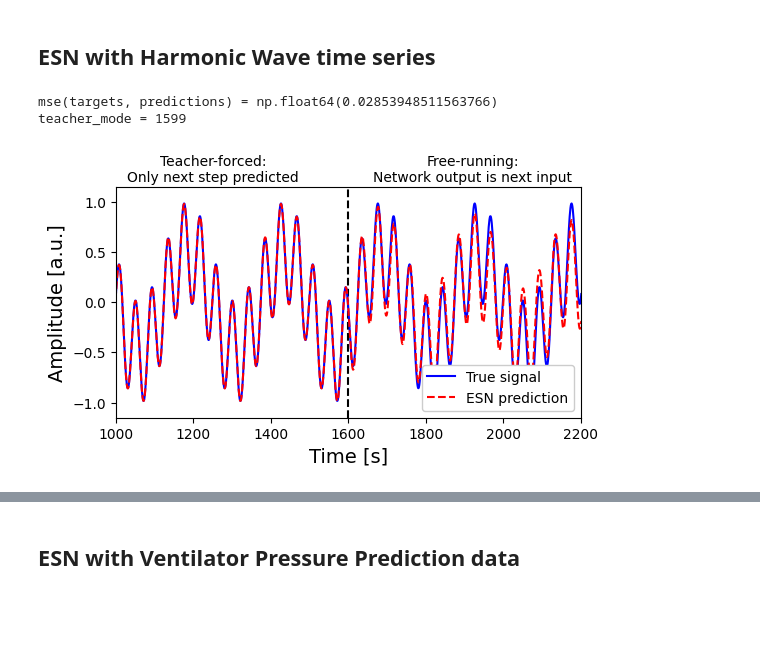
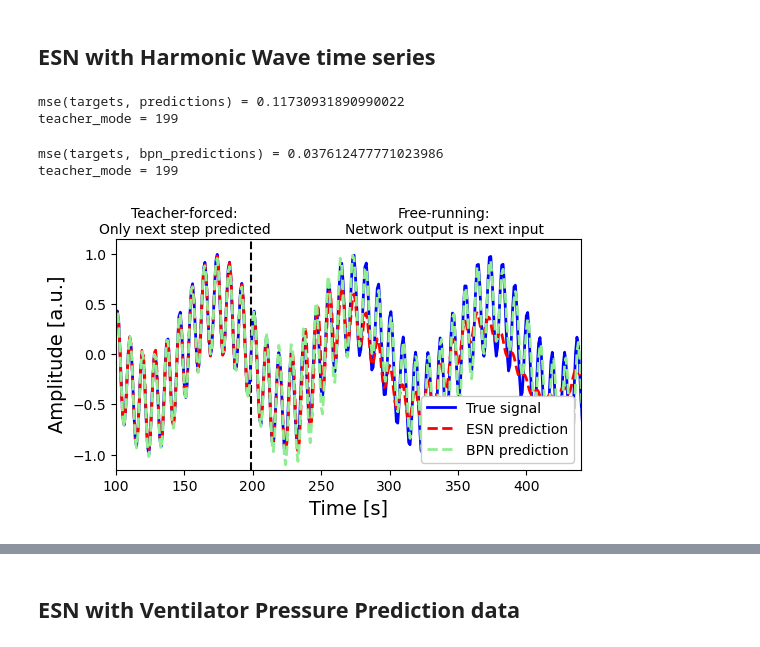
Before and after one commit to TMKamsma/Pyontronics, a Jupyter notebook: demo.ipynb, the cells around one changed output, grey strips where cells are left out. Saved outputs shown, nothing was run; the diff lists cells and outputs as text; code cells hidden in the pictures; blank space fills up the shorter version.

Commit message:
add band pass network functionality

```diff
--- a/demo.ipynb
+++ b/demo.ipynb
@@ -171,11 +203,11 @@ targets = data[1:].reshape(-1, 1)
 # Initialize and train ESN
 esn = EchoStateNetwork(
     input_dim=1,
-    reservoir_size=20,
+    reservoir_size=15,
     output_dim=1,
     leaking_rate=0.9,
     step_size=dt_harmonic,
-    time_scale=0.5,
+    time_scale=2,
     spectral_radius=0.8,
     sparsity=0.75,
     input_scaling=0.5,
@@ -188,7 +220,7 @@ esn = EchoStateNetwork(
 esn.fit(inputs, targets)
 
 # Generate predictions
-teacher_ratio=0.4
+teacher_ratio=0.25
 predictions = esn.predict(inputs, teacher_ratio=teacher_ratio)
 
 # Calculate prediction error after network settled from np.zeroes initialization
@@ -197,26 +229,61 @@ print(f"{mse(targets, predictions) = }")
 teacher_mode = int(len(targets)*teacher_ratio)
 print(f"{teacher_mode = }")
 # %% [output]
-mse(targets, predictions) = np.float64(0.02853948511563766)
-teacher_mode = 1599
+mse(targets, predictions) = 0.11730931890990022
+teacher_mode = 199
+# %%
+# Initialize and train ESN
+bpn = BandPassNetwork(
+    input_dim=1,
+    reservoir_size=15,
+    output_dim=1,
+    leaking_rate=0.9,
+    step_size=dt_harmonic,
+    time_scale_avg=4,
+    time_scale_std=3,
+    spectral_radius=0.8,
+    sparsity=0.75,
+    input_scaling=0.5,
+    regularization=1e-6,
+    washout=0,
+    activation=ginf_activator.activate,
+    weight_seed = 1,
+)
+
+# Train on synthetic data
+bpn.fit(inputs, targets)
+
+# Generate predictions
+teacher_ratio=0.25
+bpn_predictions = bpn.predict(inputs, teacher_ratio=teacher_ratio)
+
+# Calculate prediction error after network settled from np.zeroes initialization
+print(f"{mse(targets, bpn_predictions) = }")
+
+teacher_mode = int(len(targets)*teacher_ratio)
+print(f"{teacher_mode = }")
+# %% [output]
+mse(targets, bpn_predictions) = 0.037612477771023986
+teacher_mode = 199
 # %%
-cutoff_min = 1000
-cutoff_max = 2200
+cutoff_min = 100
+cutoff_max = 440
 
 plt.figure(figsize=(6, 3))
 plt.axvline(x=teacher_mode, linestyle="--", color='black')
-plt.text(cutoff_min+250, 1.2, 'Teacher-forced:\nOnly next step predicted', dict(size=10), horizontalalignment='center')
-plt.text(cutoff_max-280, 1.2, 'Free-running:\nNetwork output is next input', dict(size=10), horizontalalignment='center')
-plt.plot(targets, label="True signal",color='blue')
-plt.plot(predictions, label="ESN prediction", linestyle="--",color='red')
+plt.text(cutoff_min+50, 1.2, 'Teacher-forced:\nOnly next step predicted', dict(size=10), horizontalalignment='center')
+plt.text(cutoff_max-100, 1.2, 'Free-running:\nNetwork output is next input', dict(size=10), horizontalalignment='center')
+plt.plot(targets, label="True signal",color='blue',linewidth=2)
+plt.plot(predictions, label="ESN prediction", linestyle="--",color='red',linewidth=2)
+plt.plot(bpn_predictions, label="BPN prediction", linestyle="--",color='lightgreen',linewidth=2)
 plt.xlabel("Time [s]", fontsize=14)
 plt.ylabel("Amplitude [a.u.]", fontsize=14)
 plt.xlim(cutoff_min, cutoff_max)
 plt.ylim(-1.15, 1.15)
 plt.legend(loc='lower right',framealpha=1)
 plt.savefig("output/sine_prediction_plot.pdf")
 plt.savefig("output/sine_prediction_plot.png")
 # %% [output]
-[figure, old version]
+[figure, new version]
 # %%
 visualize_reservoir(esn)
```
Also changed, not shown: parts of 9 cells of this notebook, 7 other files.
